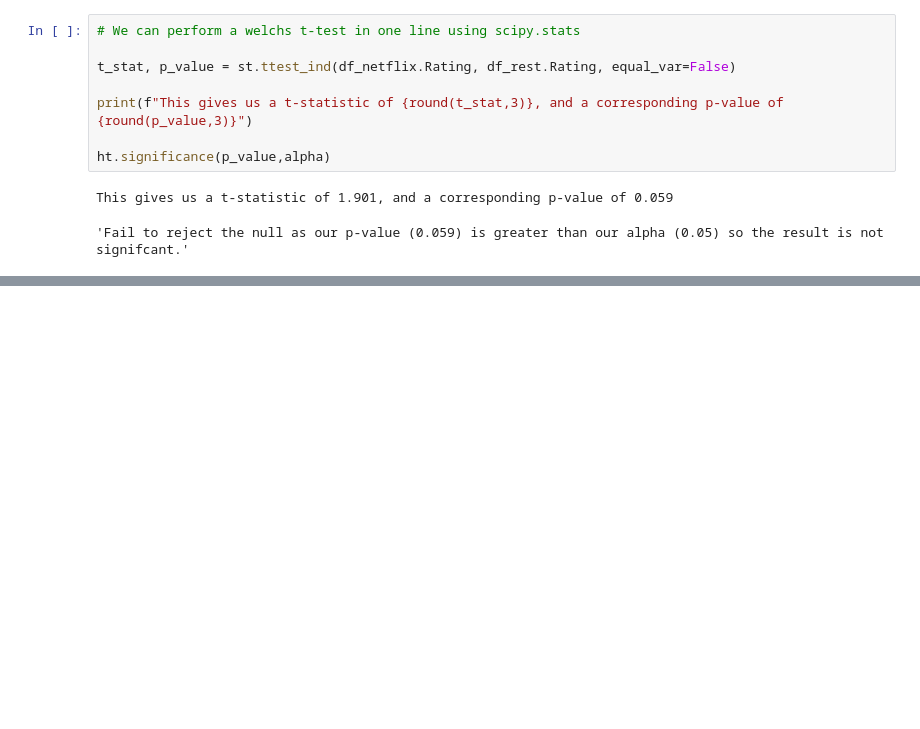
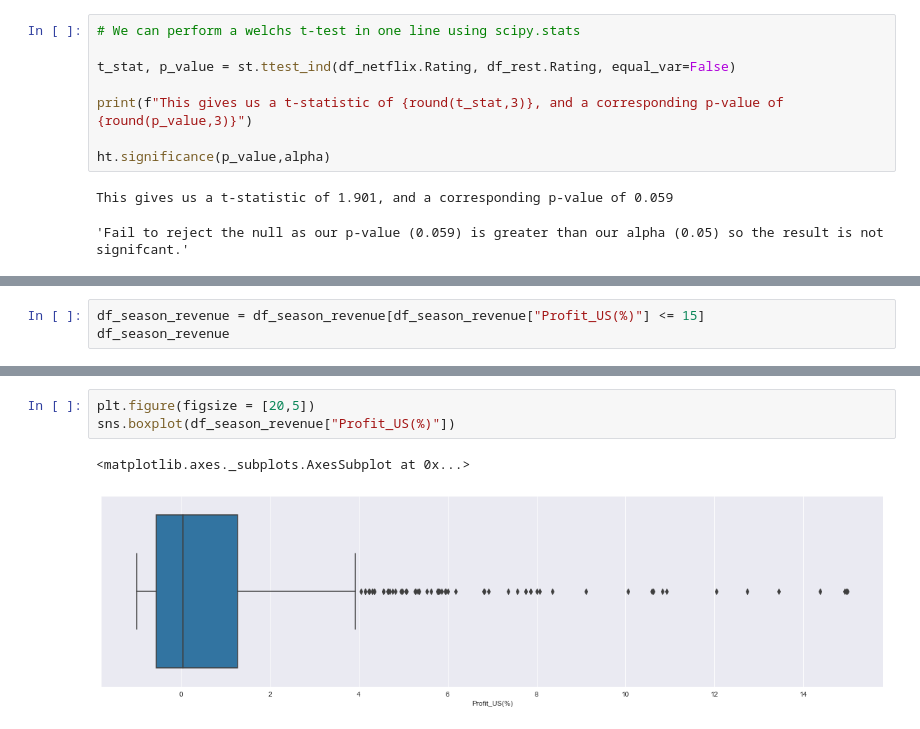
Before and after one commit to Greg-S-12/movies_project3, a Jupyter notebook: Final_Notebook.ipynb, the cells around one changed output, grey strips where cells are left out. Saved outputs shown, nothing was run; the diff lists cells and outputs as text; blank space fills up the shorter version.

```diff
--- a/Final_Notebook.ipynb
+++ b/Final_Notebook.ipynb
@@ -424,0 +610,3 @@ This gives us a t-statistic of 1.901, and a corresponding p-value of 0.059
+# %%
+df_season_revenue = df_season_revenue[df_season_revenue["Profit_US(%)"] <= 15]
+df_season_revenue
@@ -424,0 +627,6 @@ This gives us a t-statistic of 1.901, and a corresponding p-value of 0.059
+# %%
+plt.figure(figsize = [20,5])
+sns.boxplot(df_season_revenue["Profit_US(%)"])
+# %% [output]
+<matplotlib.axes._subplots.AxesSubplot at 0x...>
+[figure, added]
```
Also changed, not shown: parts of 81 cells of this notebook, 2 other files.
